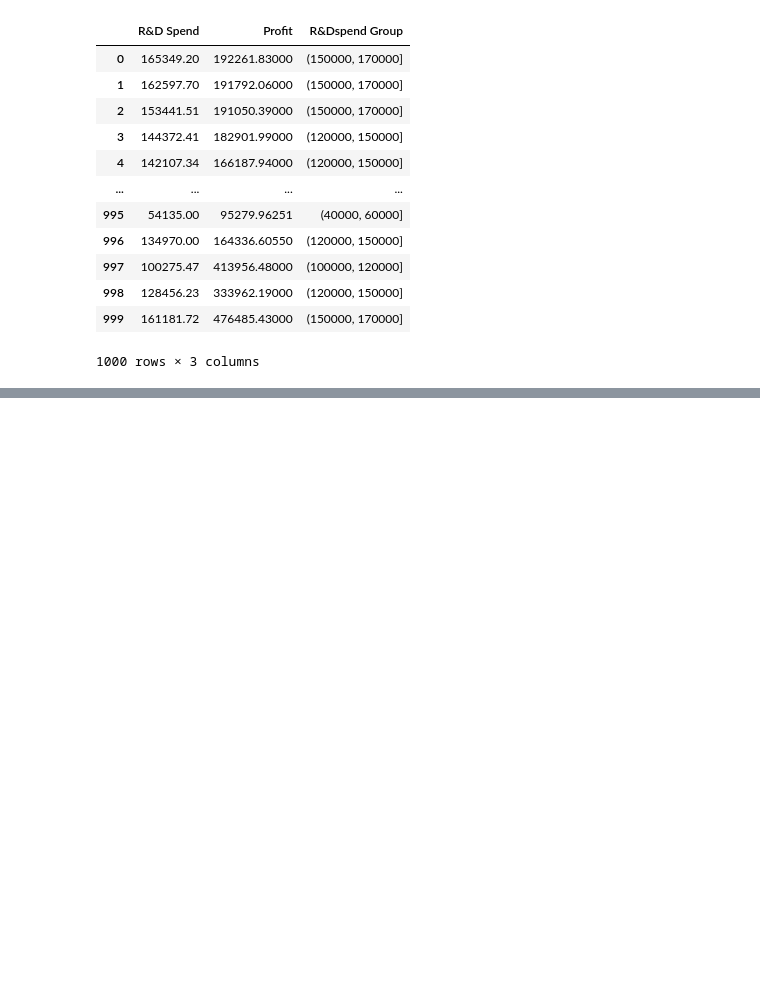
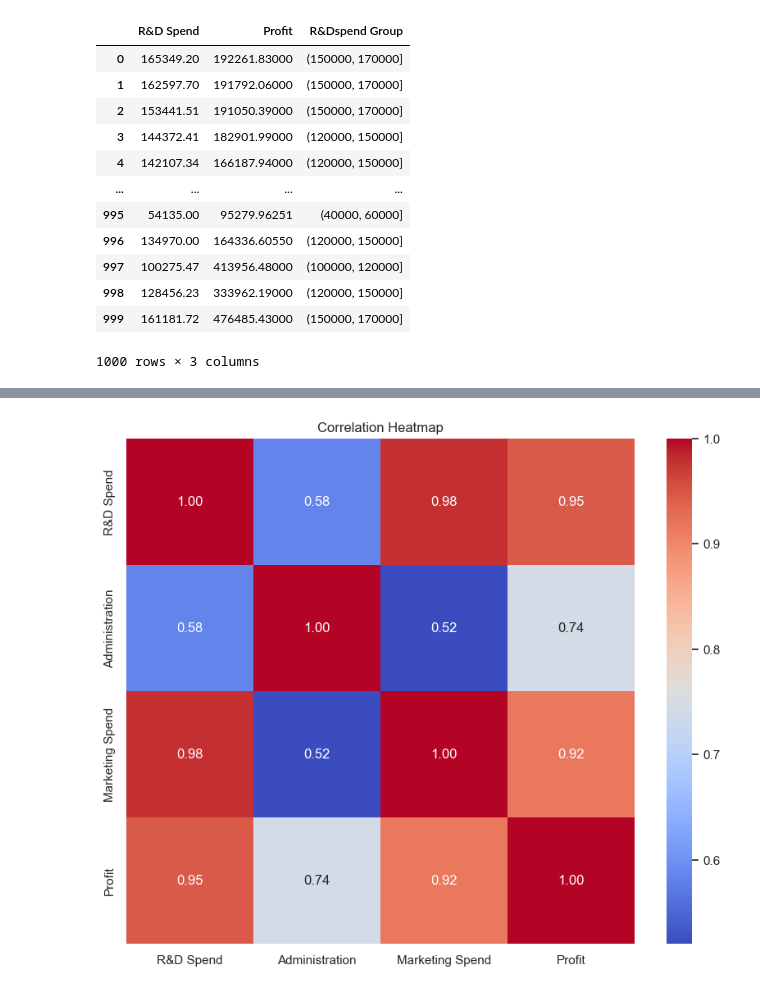
Before and after one commit to daohuyhoang9119/IS334.011.HTCL, a Jupyter notebook: main.ipynb, the cells around one changed output, grey strips where cells are left out. Cells and saved outputs as stored; diff of their text form; code cells hidden in the pictures; blank space fills up the shorter version.

Commit message:
Update correlation

```diff
--- a/main.ipynb
+++ b/main.ipynb
@@ -163,0 +202,7 @@ plt.show()
+# %%
+#Checking the correlation between "Profit" and other features
+columns_to_drop = ['State']
+test = df.drop(columns=columns_to_drop)
+correlations = test.corr()[['Profit']]
+correlations_sorted = correlations.abs().sort_values(by='Profit', ascending=False)
+correlations_sorted
@@ -163,0 +215,11 @@ plt.show()
+# %%
+# Calculate the correlation matrix
+correlation_matrix = test.corr()
+
+# Create a heatmap
+plt.figure(figsize=(10, 8))  # Adjust the figure size as needed
+sns.heatmap(correlation_matrix, annot=True, cmap='coolwarm', fmt=".2f")
+plt.title("Correlation Heatmap")
+plt.show()
+# %% [output]
+[figure, added]
```
Also changed, not shown: parts of 6 cells of this notebook.
